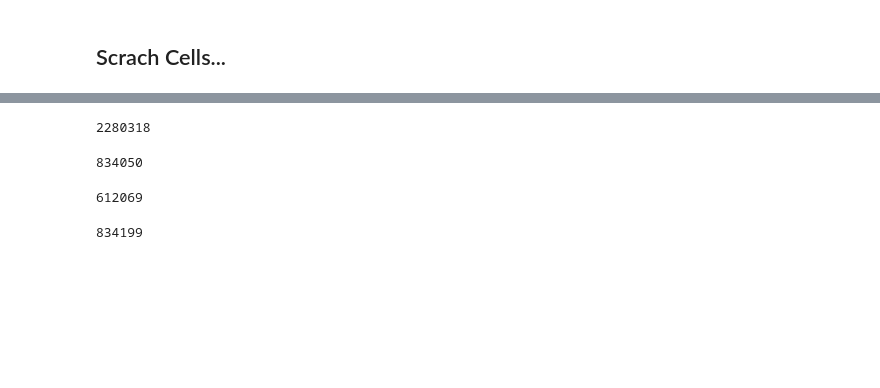
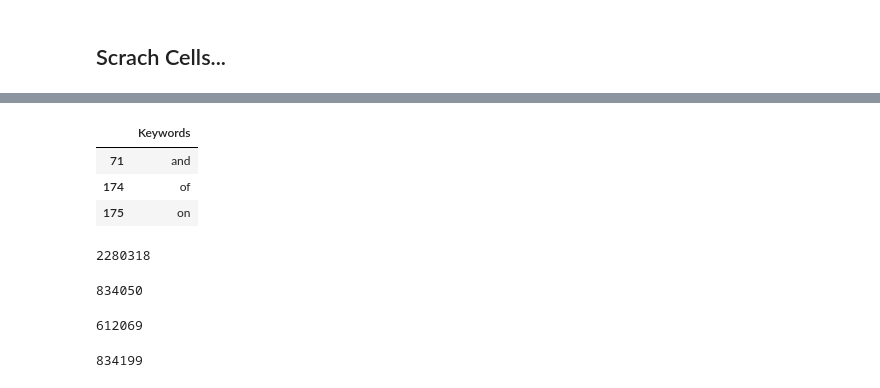
Before and after one commit to STEELISI/CKIDS, a Jupyter notebook: filterby_keywords/filter_by_TFIDF/Filterby_TF-IDF.ipynb, the cells around one changed output, grey strips where cells are left out. Saved outputs shown, nothing was run; the diff lists cells and outputs as text; code cells hidden in the pictures; blank space fills up the shorter version.

```diff
--- a/filterby_keywords/filter_by_TFIDF/Filterby_TF-IDF.ipynb
+++ b/filterby_keywords/filter_by_TFIDF/Filterby_TF-IDF.ipynb
@@ -246,2 +229,4 @@ sd.to_csv('samples_w_scores3.csv')
 # %% [markdown]
 ## Scrach Cells...
+# %%
+x = pd.read_csv('keywords_for_TFIDF.csv', index_col=0)
@@ -247,0 +237,9 @@ sd.to_csv('samples_w_scores3.csv')
+# %%
+
+index_to_drop=[71, 174, 175]
+x.iloc[index_to_drop]
+# %% [output]
+|  | Keywords |
+| 71 | and |
+| 174 | of |
+| 175 | on |
```
Also changed, not shown: parts of 32 cells of this notebook, 9 other files.
